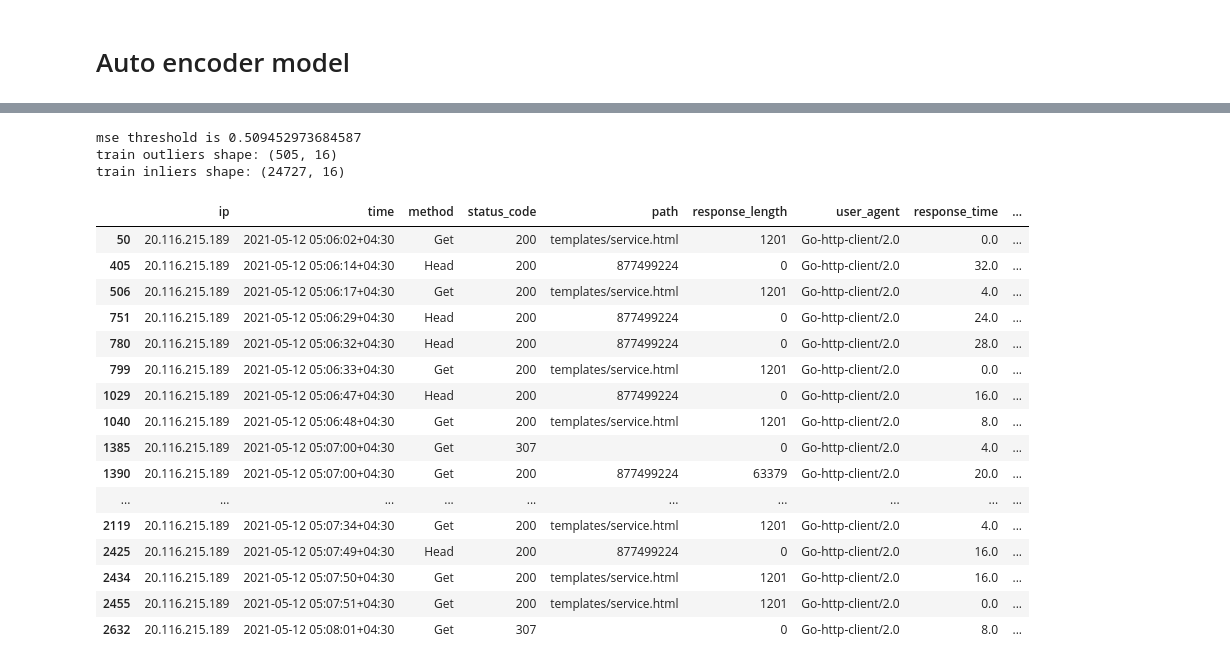
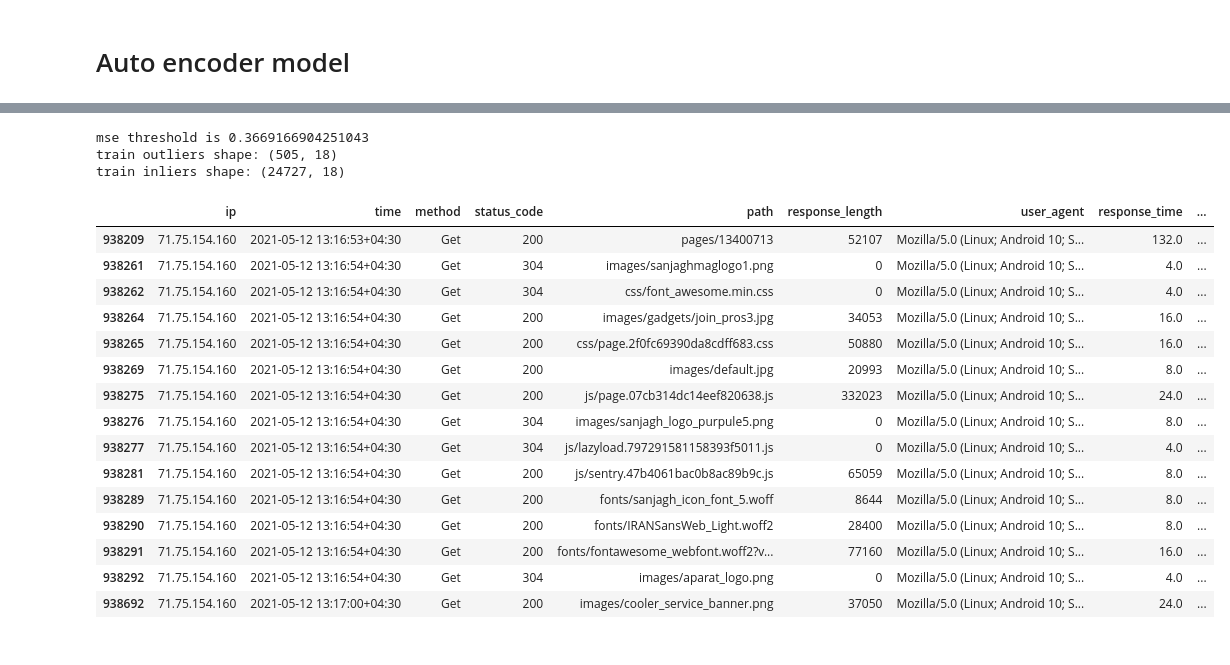
Before and after one commit to mohammadhashemii/Web-Crawler-Detection, a Jupyter notebook: 03_autoEncoder.ipynb, the cells around one changed output, grey strips where cells are left out. Saved outputs shown, nothing was run; the diff lists cells and outputs as text; code cells hidden in the pictures.

```diff
--- a/03_autoEncoder.ipynb
+++ b/03_autoEncoder.ipynb
@@ -56,9 +60,6 @@ Index(['requests_count', 'path_length_std', '4xx_percentage(%)',
       dtype='object')
 # %% [markdown]
 # Auto encoder model
-# %%
-X_test.drop(columns=['mse'], axis=1, inplace=True)
-X_train.drop(columns=['mse'], axis=1, inplace=True)
 # %%
 input_dim = X_train.shape[1] # the # features
 encoding_dim = input_dim # first layer
@@ -100,9 +101,9 @@ Non-trainable params: 0
 _________________________________________________________________
 # %%
 nb_epoch = 25
-batch_size = 128
+batch_size = 64
 
-checkpoint_filepath = 'checkpoints/'
+checkpoint_filepath = 'checkpoints/autoencoder_weights.h5'
 
 model_checkpoint_callback = ModelCheckpoint(
     filepath=checkpoint_filepath,
@@ -148,6 +149,3 @@ plt.show()
-# %%
-X_test.drop(columns=['mse'], axis=1, inplace=True)
-X_train.drop(columns=['mse'], axis=1, inplace=True)
 # %%
 # load the best weights
 autoencoder.load_weights(checkpoint_filepath)
@@ -169,40 +159,38 @@ X_test['mse'] = mse_test
 # %%
+X_train['mse'] = mse_train
+X_test['mse'] = mse_test
+
 mse_threshold = np.quantile(X_train['mse'], 0.98)
 print('mse threshold is {}'.format(mse_threshold))
-
 
 train_outliers = session_df.loc[X_train[X_train['mse'] > mse_threshold].sort_values(['mse'], ascending=False).index]
 train_inliers = session_df.loc[X_train[X_train['mse'] < mse_threshold].sort_values(['mse'], ascending=True).index]
 
 print('train outliers shape: {}'.format(train_outliers.shape))
 print('train inliers shape: {}'.format(train_inliers.shape))
-
-train_outliers.reset_index(inplace=True)
-train_inliers.reset_index(inplace=True)
 # %% [output]
-mse threshold is 0.509452973684587
-train outliers shape: (505, 16)
-train inliers shape: (24727, 16)
+mse threshold is 0.3669166904251043
+train outliers shape: (505, 18)
+train inliers shape: (24727, 18)
 # %%
-ip = train_outliers.iloc[5].ip
-ua = train_outliers.iloc[5].user_agent
+ip = train_inliers.iloc[50].ip
+ua = train_inliers.iloc[50].user_agent
 
 requests_df[(requests_df['ip'] == ip) & (requests_df['user_agent'] == ua)].sort_values('time_stamp', ascending=True).head(20)
 # %% [output]
 |  | ip | time | method | status_code | path | response_length | user_agent | response_time | ... |
-| 50 | 20.116.215.189 | 2021-05-12 05:06:02+04:30 | Get | 200 | templates/service.html | 1201 | Go-http-client/2.0 | 0.0 | ... |
-| 405 | 20.116.215.189 | 2021-05-12 05:06:14+04:30 | Head | 200 | 877499224 | 0 | Go-http-client/2.0 | 32.0 | ... |
-| 506 | 20.116.215.189 | 2021-05-12 05:06:17+04:30 | Get | 200 | templates/service.html | 1201 | Go-http-client/2.0 | 4.0 | ... |
-| 751 | 20.116.215.189 | 2021-05-12 05:06:29+04:30 | Head | 200 | 877499224 | 0 | Go-http-client/2.0 | 24.0 | ... |
-| 780 | 20.116.215.189 | 2021-05-12 05:06:32+04:30 | Head | 200 | 877499224 | 0 | Go-http-client/2.0 | 28.0 | ... |
-| 799 | 20.116.215.189 | 2021-05-12 05:06:33+04:30 | Get | 200 | templates/service.html | 1201 | Go-http-client/2.0 | 0.0 | ... |
-| 1029 | 20.116.215.189 | 2021-05-12 05:06:47+04:30 | Head | 200 | 877499224 | 0 | Go-http-client/2.0 | 16.0 | ... |
-| 1040 | 20.116.215.189 | 2021-05-12 05:06:48+04:30 | Get | 200 | templates/service.html | 1201 | Go-http-client/2.0 | 8.0 | ... |
-| 1385 | 20.116.215.189 | 2021-05-12 05:07:00+04:30 | Get | 307 |  | 0 | Go-http-client/2.0 | 4.0 | ... |
-| 1390 | 20.116.215.189 | 2021-05-12 05:07:00+04:30 | Get | 200 | 877499224 | 63379 | Go-http-client/2.0 | 20.0 | ... |
-| ... | ... | ... | ... | ... | ... | ... | ... | ... | ... |
-| 2119 | 20.116.215.189 | 2021-05-12 05:07:34+04:30 | Get | 200 | templates/service.html | 1201 | Go-http-client/2.0 | 4.0 | ... |
-| 2425 | 20.116.215.189 | 2021-05-12 05:07:49+04:30 | Head | 200 | 877499224 | 0 | Go-http-client/2.0 | 16.0 | ... |
-| 2434 | 20.116.215.189 | 2021-05-12 05:07:50+04:30 | Get | 200 | templates/service.html | 1201 | Go-http-client/2.0 | 16.0 | ... |
-| 2455 | 20.116.215.189 | 2021-05-12 05:07:51+04:30 | Get | 200 | templates/service.html | 1201 | Go-http-client/2.0 | 0.0 | ... |
-| 2632 | 20.116.215.189 | 2021-05-12 05:08:01+04:30 | Get | 307 |  | 0 | Go-http-client/2.0 | 8.0 | ... |
+| 938209 | 71.75.154.160 | 2021-05-12 13:16:53+04:30 | Get | 200 | pages/13400713 | 52107 | Mozilla/5.0 (Linux; Android 10; S... | 132.0 | ... |
+| 938261 | 71.75.154.160 | 2021-05-12 13:16:54+04:30 | Get | 304 | images/sanjaghmaglogo1.png | 0 | Mozilla/5.0 (Linux; Android 10; S... | 4.0 | ... |
+| 938262 | 71.75.154.160 | 2021-05-12 13:16:54+04:30 | Get | 304 | css/font_awesome.min.css | 0 | Mozilla/5.0 (Linux; Android 10; S... | 4.0 | ... |
+| 938264 | 71.75.154.160 | 2021-05-12 13:16:54+04:30 | Get | 200 | images/gadgets/join_pros3.jpg | 34053 | Mozilla/5.0 (Linux; Android 10; S... | 16.0 | ... |
+| 938265 | 71.75.154.160 | 2021-05-12 13:16:54+04:30 | Get | 200 | css/page.2f0fc69390da8cdff683.css | 50880 | Mozilla/5.0 (Linux; Android 10; S... | 16.0 | ... |
+| 938269 | 71.75.154.160 | 2021-05-12 13:16:54+04:30 | Get | 200 | images/default.jpg | 20993 | Mozilla/5.0 (Linux; Android 10; S... | 8.0 | ... |
+| 938275 | 71.75.154.160 | 2021-05-12 13:16:54+04:30 | Get | 200 | js/page.07cb314dc14eef820638.js | 332023 | Mozilla/5.0 (Linux; Android 10; S... | 24.0 | ... |
+| 938276 | 71.75.154.160 | 2021-05-12 13:16:54+04:30 | Get | 304 | images/sanjagh_logo_purpule5.png | 0 | Mozilla/5.0 (Linux; Android 10; S... | 8.0 | ... |
+| 938277 | 71.75.154.160 | 2021-05-12 13:16:54+04:30 | Get | 304 | js/lazyload.797291581158393f5011.js | 0 | Mozilla/5.0 (Linux; Android 10; S... | 4.0 | ... |
+| 938281 | 71.75.154.160 | 2021-05-12 13:16:54+04:30 | Get | 200 | js/sentry.47b4061bac0b8ac89b9c.js | 65059 | Mozilla/5.0 (Linux; Android 10; S... | 8.0 | ... |
+| 938289 | 71.75.154.160 | 2021-05-12 13:16:54+04:30 | Get | 200 | fonts/sanjagh_icon_font_5.woff | 8644 | Mozilla/5.0 (Linux; Android 10; S... | 8.0 | ... |
+| 938290 | 71.75.154.160 | 2021-05-12 13:16:54+04:30 | Get | 200 | fonts/IRANSansWeb_Light.woff2 | 28400 | Mozilla/5.0 (Linux; Android 10; S... | 8.0 | ... |
+| 938291 | 71.75.154.160 | 2021-05-12 13:16:54+04:30 | Get | 200 | fonts/fontawesome_webfont.woff2?v... | 77160 | Mozilla/5.0 (Linux; Android 10; S... | 16.0 | ... |
+| 938292 | 71.75.154.160 | 2021-05-12 13:16:54+04:30 | Get | 304 | images/aparat_logo.png | 0 | Mozilla/5.0 (Linux; Android 10; S... | 4.0 | ... |
+| 938692 | 71.75.154.160 | 2021-05-12 13:17:00+04:30 | Get | 200 | images/cooler_service_banner.png | 37050 | Mozilla/5.0 (Linux; Android 10; S... | 24.0 | ... |
```
Also changed, not shown: parts of 10 cells of this notebook.
